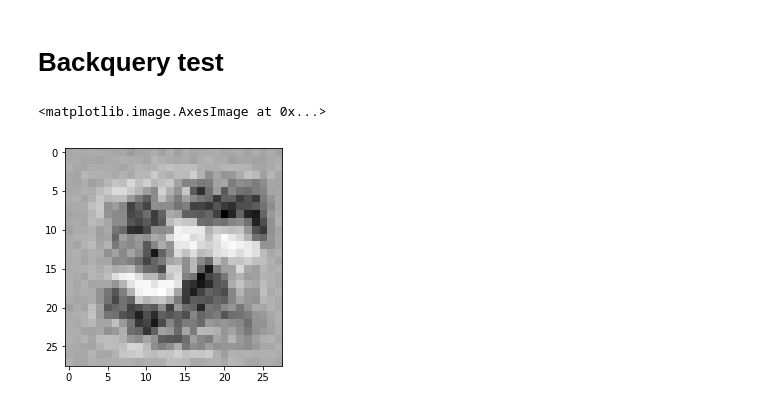
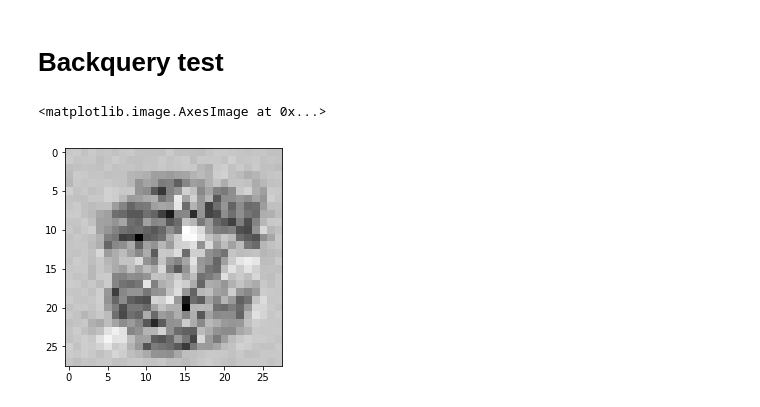
Before and after one commit to mkulke/ml-playground, a Jupyter notebook: Mgns.ipynb, the cells around one changed output. Drawn from its saved outputs; the diff is of its cells as text; code cells hidden in the pictures.

```diff
--- a/Mgns.ipynb
+++ b/Mgns.ipynb
@@ -266,17 +679,17 @@ scores = get_scores(nn2, full_test_records)
 # Backquery test
 # %%
 # label to test
-label = 5
+label = 8
 # create the output signals for this label
 targets = numpy.zeros(no_of_output_nodes) + 0.01
 # all_values[0] is the target label for this record
 targets[label] = 0.99
 
 # get image data
 image_data = mnist_nn.backquery(targets)
 
 # plot image data
 plt.imshow(image_data.reshape(28,28), cmap='Greys', interpolation='None')
 # %% [output]
 <matplotlib.image.AxesImage at 0x...>
-[figure, old version]
+[figure, new version]
```
Also changed, not shown: parts of 49 cells of this notebook, 12 other files.
